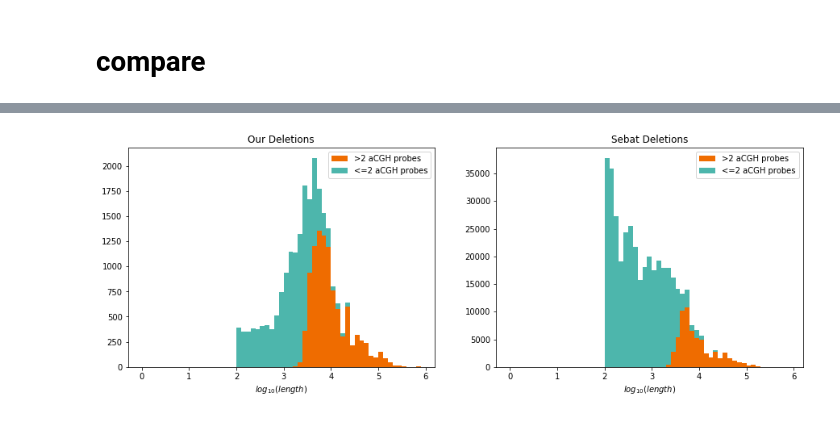
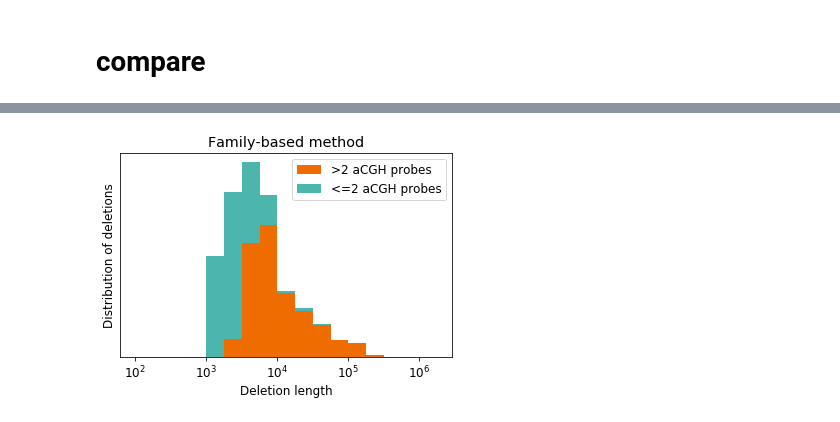
Before and after one commit to kpaskov/PhasingFamilies, a Jupyter notebook: validation/aCGH.ipynb, the cells around one changed output, grey strips where cells are left out. Drawn from its saved outputs; the diff is of its cells as text; code cells hidden in the pictures.

```diff
--- a/validation/aCGH.ipynb
+++ b/validation/aCGH.ipynb
@@ -128,8 +163,8 @@ remaining deletions 426123
 # %%
 #remove deletions <100bp
-deletions = [d for d in deletions if d['length']>=100]
+deletions = [d for d in deletions if d['length']>=1000]
 print('remaining deletions', len(deletions))
 
-sebat_deletions = [d for d in sebat_deletions if d['length']>=100]
-print('remaining deletions', len(sebat_deletions))
+#sebat_deletions = [d for d in sebat_deletions if d['length']>=1000]
+#print('remaining deletions', len(sebat_deletions))
 # %% [output]
@@ -174,0 +473,3 @@ remaining deletions 411874
+# %%
+is_excluded = is_cen | is_unmap | is_segdup | is_abparts | is_tcr
+#is_sebat_excluded = is_sebat_cen | is_sebat_unmap | is_sebat_segdup | is_sebat_abparts | is_sebat_tcr
@@ -175,3 +523,6 @@ remaining deletions 411874
 # %% [markdown]
 # compare
+# %%
+num_markers = np.array([d['num_markers_aCGH'] for d in deletions])
+#sebat_num_markers = np.array([d['num_markers_aCGH'] for d in sebat_deletions])
 # %%
@@ -189,0 +541,8 @@ plt.show()
+# %%
+has_acgh = num_markers>2
+#sebat_has_acgh = sebat_num_markers>2
+
+lengths = np.array([d['length'] for d in deletions])
+#sebat_lengths = np.array([d['length'] for d in sebat_deletions])
+
+#print(lengths.shape, sebat_lengths.shape)
@@ -190,25 +554,36 @@ plt.show()
 # %%
-plt.figure(figsize=(15, 5))
+matplotlib.rcParams.update({'font.size': 12})
 
-plt.subplot(1, 2, 1)
-plt.title('Our Deletions')
-plt.xlabel('$log_{10}(length)$')
-plt.hist([np.log10([d['length'] for d in deletions if d['num_markers_aCGH']>2]),
-          np.log10([d['length'] for d in deletions if d['num_markers_aCGH']<=2])],
-          bins=np.arange(0, 6, 0.1), color=colors, label='Our method', stacked=True)
+fig = plt.figure(figsize=(10, 4))
+
+plt.subplot(1, 2, 2)
+plt.title('Family-based method')
+plt.xlabel('Deletion length')
+plt.hist([np.log10(lengths[has_acgh & ~is_excluded]),
+          np.log10(lengths[~has_acgh & ~is_excluded])],
+          bins=np.arange(2, 6.5, 0.25), color=colors[:2], label='Our method', stacked=True)
 handles = [Rectangle((0,0),1,1, color=c, linewidth=0, ec="k") for c in colors]
 labels= [">2 aCGH probes","<=2 aCGH probes"]
 plt.legend(handles, labels)
+plt.xticks(np.arange(2, 7), ['$10^{%d}$' % x for x in np.arange(2, 7)])
+plt.yticks([])
+plt.ylabel('Distribution of deletions')
 
-plt.subplot(1, 2, 2)
-plt.title('Sebat Deletions')
-plt.xlabel('$log_{10}(length)$')
-plt.hist([np.log10([d['length'] for d in sebat_deletions if d['num_markers_aCGH']>2]),
-          np.log10([d['length'] for d in sebat_deletions if d['num_markers_aCGH']<=2])],
-         bins=np.arange(0, 6, 0.1), color=colors, label='Our method', stacked=True)
-handles = [Rectangle((0,0),1,1, color=c, linewidth=0, ec="k") for c in colors]
-labels= [">2 aCGH probes","<=2 aCGH probes"]
-plt.legend(handles, labels)
-plt.show()
+#plt.subplot(1, 2, 1)
+#plt.title('Brandler 2018 (ensemble method)')
+#plt.xlabel('Deletion length')
+#plt.hist([np.log10(sebat_lengths[sebat_has_acgh & ~is_sebat_excluded]),
+#          np.log10(sebat_lengths[~sebat_has_acgh & ~is_sebat_excluded])],
+#         bins=np.arange(2, 6.5, 0.25), color=colors[:2], label='Our method', stacked=True)
+#handles = [Rectangle((0,0),1,1, color=c, linewidth=0, ec="k") for c in colors]
+#labels= [">2 aCGH probes","<=2 aCGH probes"]
+#plt.legend(handles, labels)
+#plt.xticks(np.arange(2, 7), ['$10^{%d}$' % x for x in np.arange(2, 7)])
+#plt.yticks([])
+#plt.ylabel('Distribution of deletions')
+
+plt.tight_layout()
+#plt.show()
+fig.savefig('../plots/acgh_probes.png', dpi=fig.dpi)
 # %% [output]
-[figure, old version]
+[figure, new version]
```
Also changed, not shown: parts of 51 cells of this notebook, 11 other files.
